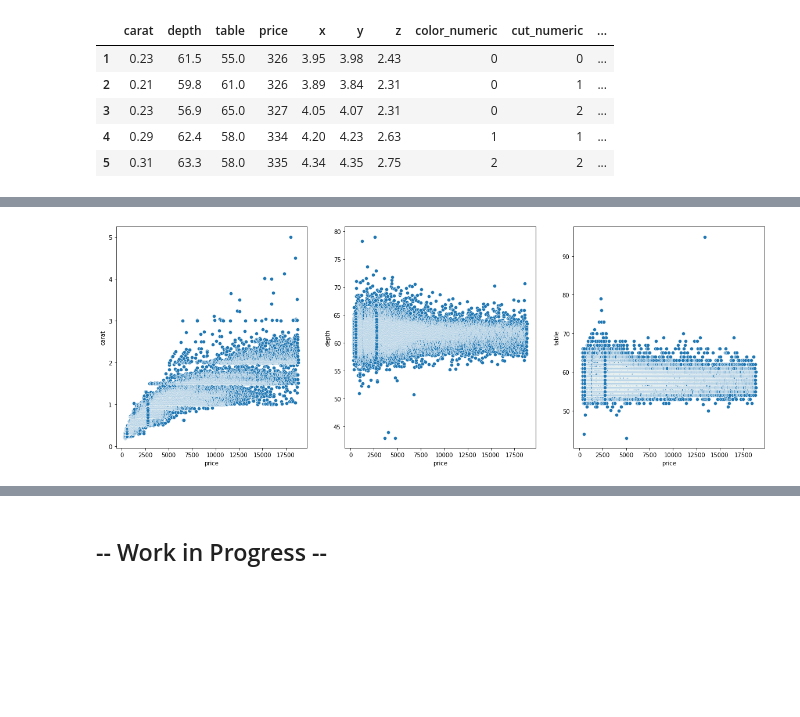
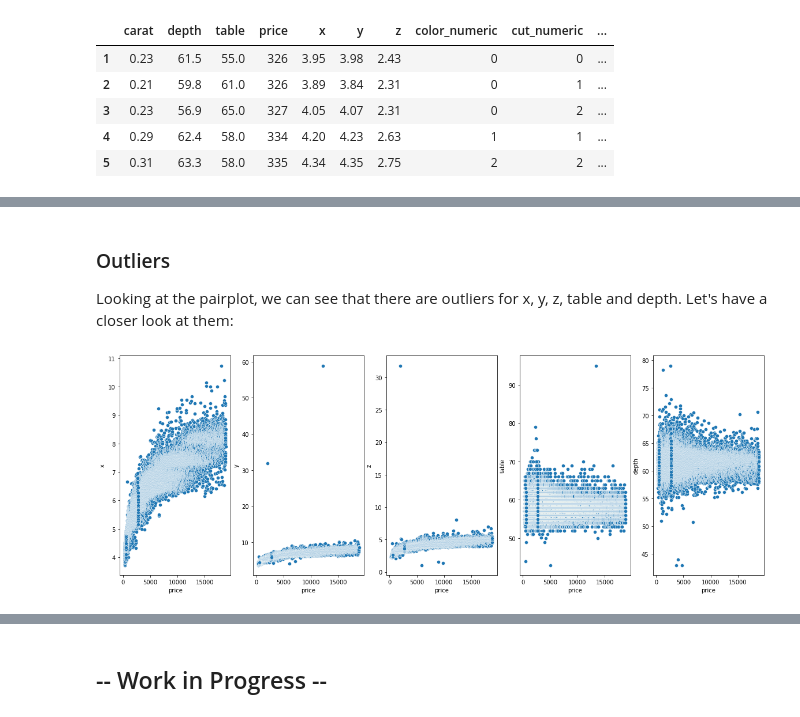
Before and after one commit to danielsaiger1/Data_Analytics, a Jupyter notebook: diamond-price-prediction.ipynb, the cells around one changed output, grey strips where cells are left out. Drawn from its saved outputs; the diff is of its cells as text; code cells hidden in the pictures; blank space fills up the shorter version.

Commit message:
Kaggle Notebook | Diamond Price Prediction | Version 5

```diff
--- a/diamond-price-prediction.ipynb
+++ b/diamond-price-prediction.ipynb
@@ -86,0 +90,6 @@ diamonds.describe()
+# %%
+#Dropping dimensionless features
+
+diamonds = diamonds.drop(diamonds[diamonds['x'] == 0].index)
+diamonds = diamonds.drop(diamonds[diamonds['y'] == 0].index)
+diamonds = diamonds.drop(diamonds[diamonds['z'] == 0].index)
@@ -145,11 +175,14 @@ diamonds_num.head()
+# %% [markdown]
+### Outliers
+Looking at the pairplot, we can see that there are outliers for x, y, z, table and depth. Let's have a closer look at them:
 # %%
-cols = ['carat', 'depth', 'table']
+cols = ['x','y', 'z', 'table', 'depth']
 c = 0
 
-fig, axs = plt.subplots(ncols=3, figsize=(20,7))
+fig, axs = plt.subplots(ncols = len(cols), figsize=(20,7))
 
 for i in cols:
-    sns.scatterplot(x = diamonds_num['price'], y = diamonds_num[i], ax = axs[c])
+    sns.scatterplot(data = diamonds, x = diamonds['price'], y = diamonds[i], ax = axs[c])
     c+=1
 # %% [output]
-[figure, old version]
+[figure, new version]
```
Also changed, not shown: parts of 13 cells of this notebook.
